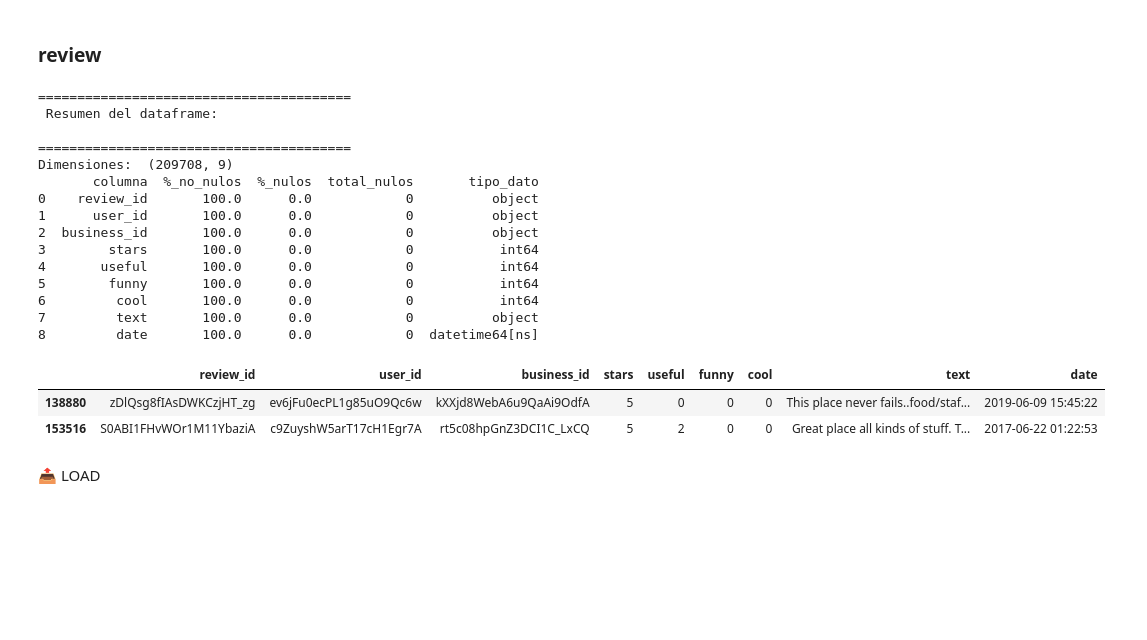
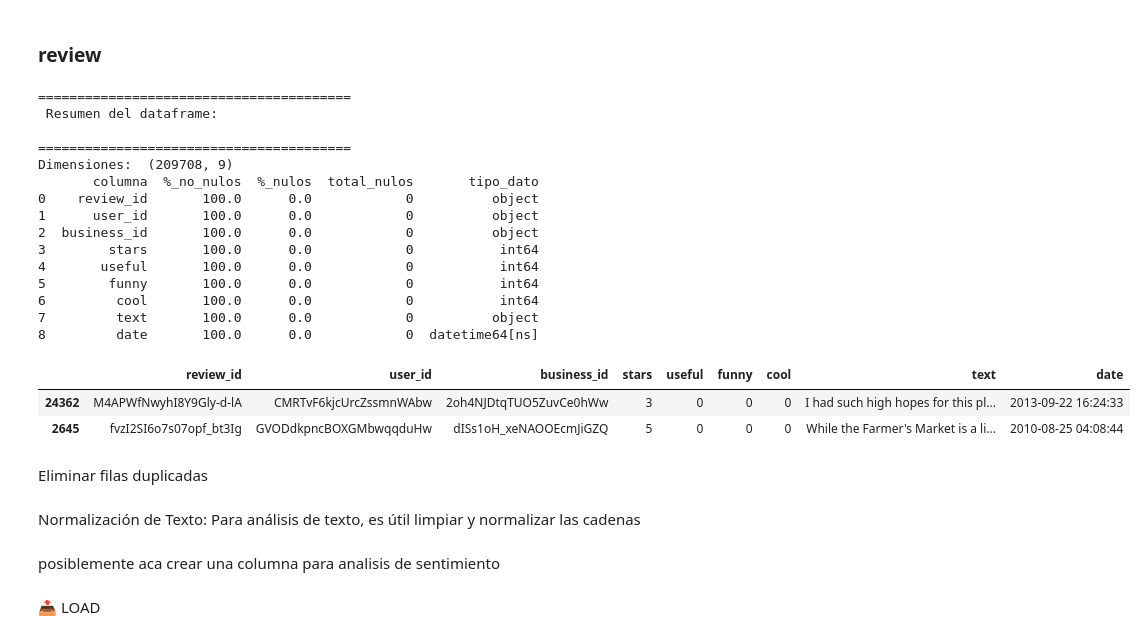
Before and after one commit to bautiarmanicode/HENRY-PROYECTO-FINAL, a Jupyter notebook: 1_Jupyter_Notebooks/1.2_ETL_Transform.ipynb, the cells around one changed output. Cells and saved outputs as stored; diff of their text form; code cells hidden in the pictures; blank space fills up the shorter version.

```diff
--- a/1_Jupyter_Notebooks/1.2_ETL_Transform.ipynb
+++ b/1_Jupyter_Notebooks/1.2_ETL_Transform.ipynb
@@ -26,3 +30,14 @@ import seaborn as sns
+# %%
+#Yelp
+business = pd.read_parquet('../0_Dataset/Data_Sucia/Yelp/business.parquet')
+df_rev_FL = pd.read_parquet('../0_Dataset/Data_Sucia/Yelp/review_reducido.parquet')
+df_checkin_FL = pd.read_parquet('../0_Dataset/Data_Sucia/Yelp/checkin_reducido.parquet')
+df_tip_FL = pd.read_parquet('../0_Dataset/Data_Sucia/Yelp/tip.parquet')
+df_user_FL = pd.read_parquet('../0_Dataset/Data_Sucia/Yelp/user_reducido.parquet')
+
+#Google
+df_G_review_FL = pd.read_parquet('../0_Dataset/Data_Sucia/Google/G_review_FL_reducido.parquet')
+df_G_metadata_FL = pd.read_parquet('../0_Dataset/Data_Sucia/Google/G_metadata_FL_reducido.parquet')
 # %% [markdown]
 ___
 # %% [markdown]
@@ -114,25 +139,26 @@ business.to_parquet("../0_Dataset/Yelp/business.parquet", engine="pyarrow")
 ### review
 # %%
 #abrir el parquet review_reducido
-df_rev_FL = pd.read_parquet('../0_Dataset/Yelp/review_reducido.parquet')
 data_type_check(df_rev_FL)
 df_rev_FL.sample(2)
 # %% [output]
 ========================================
  Resumen del dataframe:
 
 ========================================
 Dimensiones:  (209708, 9)
        columna  %_no_nulos  %_nulos  total_nulos       tipo_dato
 0    review_id       100.0      0.0            0          object
 1      user_id       100.0      0.0            0          object
 2  business_id       100.0      0.0            0          object
 3        stars       100.0      0.0            0           int64
 4       useful       100.0      0.0            0           int64
 5        funny       100.0      0.0            0           int64
 6         cool       100.0      0.0            0           int64
 7         text       100.0      0.0            0          object
 8         date       100.0      0.0            0  datetime64[ns]
 |  | review_id | user_id | business_id | stars | useful | funny | cool | text | date |
-| 138880 | zDlQsg8fIAsDWKCzjHT_zg | ev6jFu0ecPL1g85uO9Qc6w | kXXjd8WebA6u9QaAi9OdfA | 5 | 0 | 0 | 0 | This place never fails..food/staf... | 2019-06-09 15:45:22 |
-| 153516 | S0ABI1FHvWOr1M11YbaziA | c9ZuyshW5arT17cH1Egr7A | rt5c08hpGnZ3DCI1C_LxCQ | 5 | 2 | 0 | 0 | Great place all kinds of stuff. T... | 2017-06-22 01:22:53 |
+| 24362 | M4APWfNwyhI8Y9Gly-d-lA | CMRTvF6kjcUrcZssmnWAbw | 2oh4NJDtqTUO5ZuvCe0hWw | 3 | 0 | 0 | 0 | I had such high hopes for this pl... | 2013-09-22 16:24:33 |
+| 2645 | fvzI2SI6o7s07opf_bt3Ig | GVODdkpncBOXGMbwqqduHw | dISs1oH_xeNAOOEcmJiGZQ | 5 | 0 | 0 | 0 | While the Farmer's Market is a li... | 2010-08-25 04:08:44 |
+# %% [markdown]
+Eliminar filas duplicadas
@@ -138,0 +167,2 @@ Dimensiones:  (209708, 9)
+# %% [markdown]
+Normalización de Texto: Para análisis de texto, es útil limpiar y normalizar las cadenas
@@ -139,3 +184,5 @@ Dimensiones:  (209708, 9)
+# %% [markdown]
+posiblemente aca crear una columna para analisis de sentimiento
 # %% [markdown]
 
 📤 LOAD
```
Also changed, not shown: parts of 47 cells of this notebook, 19 other files.
